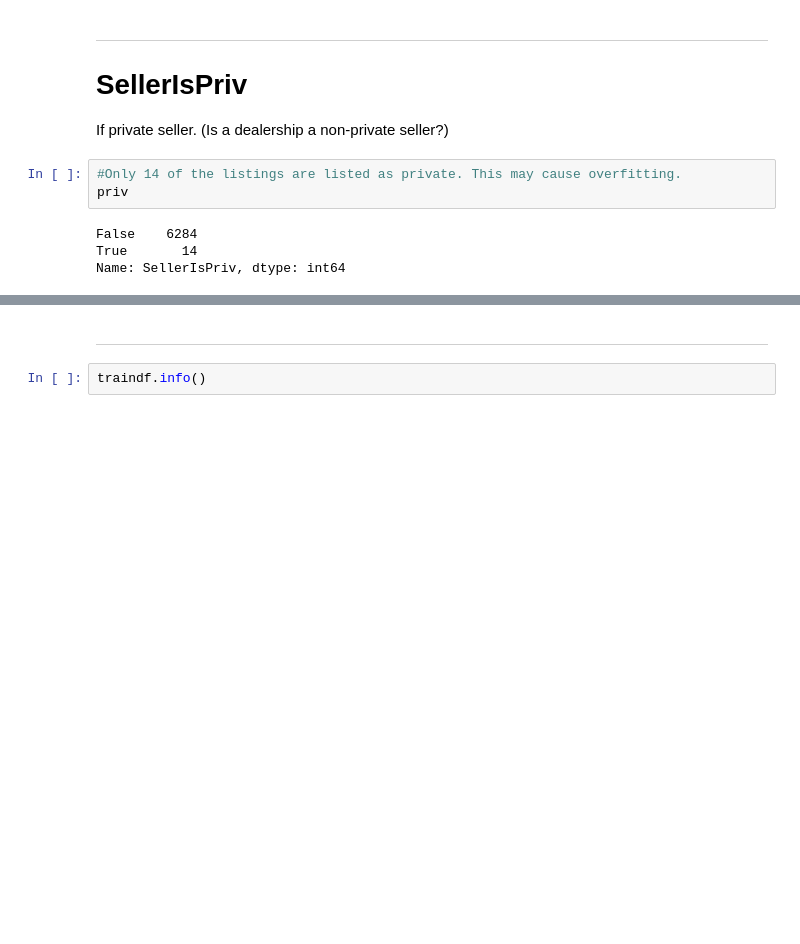
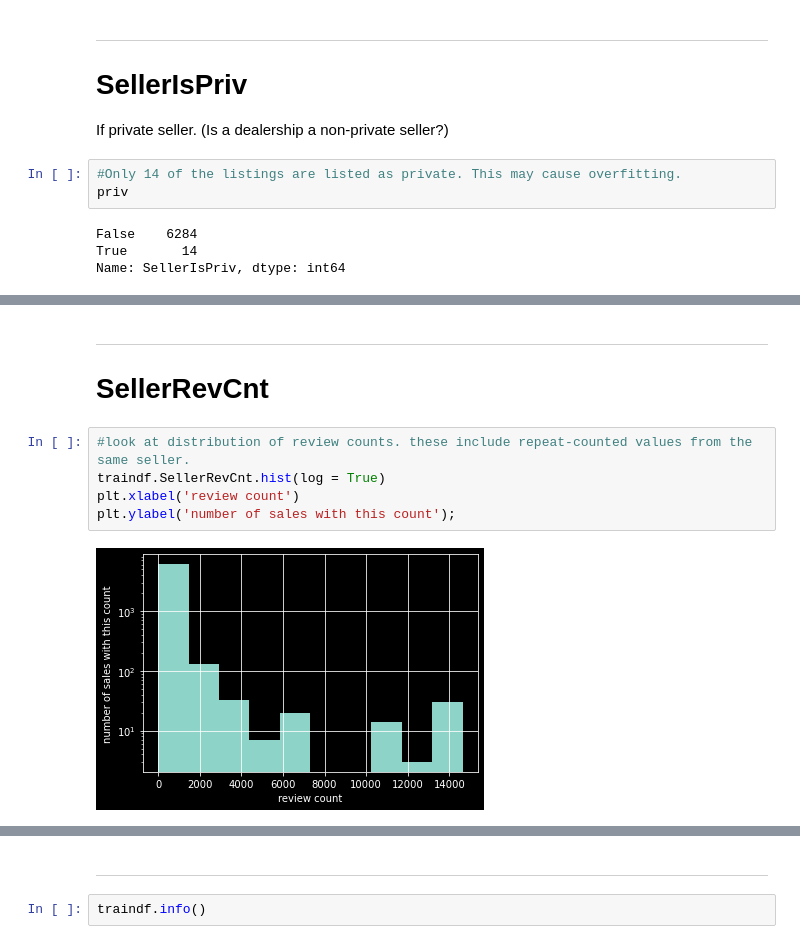
Before and after one commit to dtersegno/boeingds, a Jupyter notebook: notebooks/1_EDA.ipynb, the cells around one changed output, grey strips where cells are left out. Saved outputs shown, nothing was run; the diff lists cells and outputs as text; blank space fills up the shorter version.

```diff
--- a/notebooks/1_EDA.ipynb
+++ b/notebooks/1_EDA.ipynb
@@ -201,0 +209,10 @@ traindf.SellerRevCnt.hist(log = True)
+# %% [markdown]
+---
+# SellerRevCnt
+# %%
+#look at distribution of review counts. these include repeat-counted values from the same seller.
+traindf.SellerRevCnt.hist(log = True)
+plt.xlabel('review count')
+plt.ylabel('number of sales with this count');
+# %% [output]
+[figure, added]
```
Also changed, not shown: parts of 47 cells of this notebook, 2 other files.
